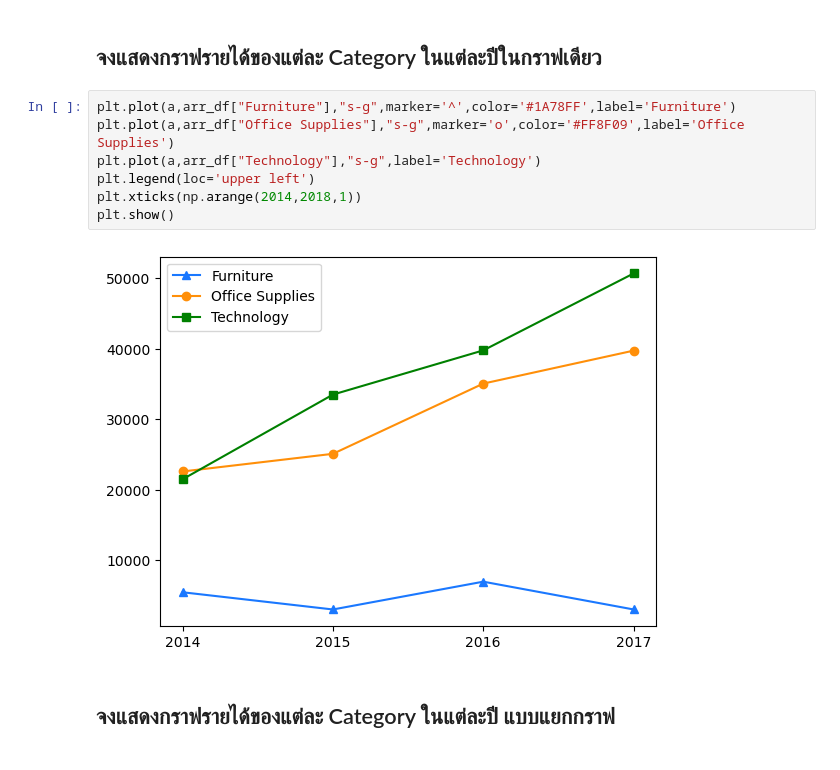
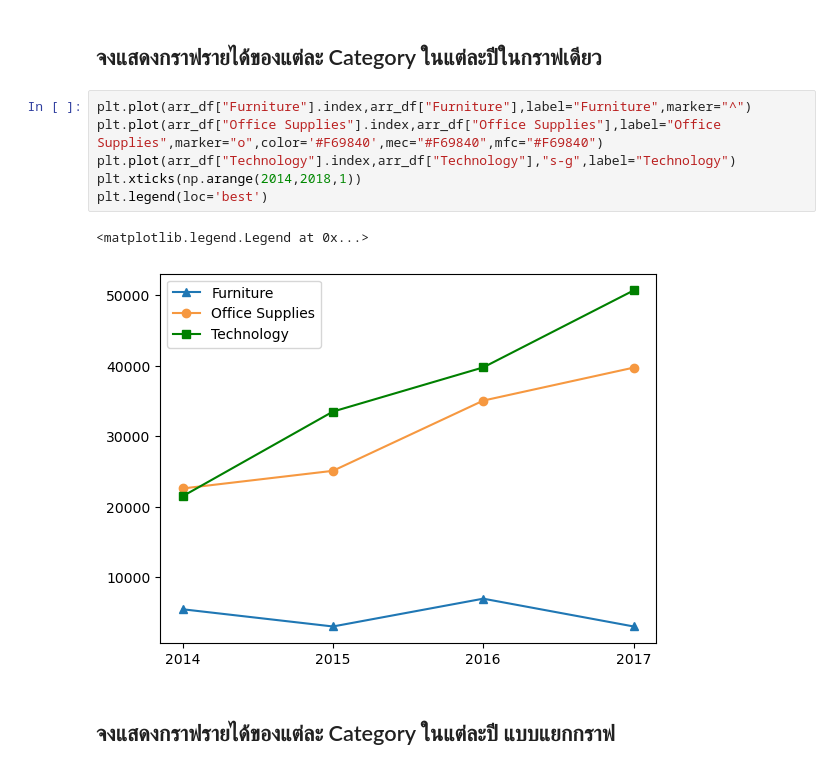
Before and after one commit to N0Z3I/01418323-Data-Science, a Jupyter notebook: Lab/IDS - Lab 5.ipynb, the cells around one changed output. Cells and saved outputs as stored; diff of their text form.

```diff
--- a/Lab/IDS - Lab 5.ipynb
+++ b/Lab/IDS - Lab 5.ipynb
@@ -147,13 +156,13 @@ y= arr_df['Furniture']
 # %% [markdown]
 ## จงแสดงกราฟรายได้ของแต่ละ Category ในแต่ละปีในกราฟเดียว
 # %%
-plt.plot(a,arr_df["Furniture"],"s-g",marker='^',color='#1A78FF',label='Furniture')
-plt.plot(a,arr_df["Office Supplies"],"s-g",marker='o',color='#FF8F09',label='Office Supplies')
-plt.plot(a,arr_df["Technology"],"s-g",label='Technology')
-plt.legend(loc='upper left')
+plt.plot(arr_df["Furniture"].index,arr_df["Furniture"],label="Furniture",marker="^")
+plt.plot(arr_df["Office Supplies"].index,arr_df["Office Supplies"],label="Office Supplies",marker="o",color='#F69840',mec="#F69840",mfc="#F69840")
+plt.plot(arr_df["Technology"].index,arr_df["Technology"],"s-g",label="Technology")
 plt.xticks(np.arange(2014,2018,1))
-plt.show()
+plt.legend(loc='best')
 # %% [output]
+<matplotlib.legend.Legend at 0x...>
-[figure, old version]
+[figure, new version]
 # %% [markdown]
 ## จงแสดงกราฟรายได้ของแต่ละ Category ในแต่ละปี แบบแยกกราฟ
```
Also changed, not shown: parts of 2 cells of this notebook.
